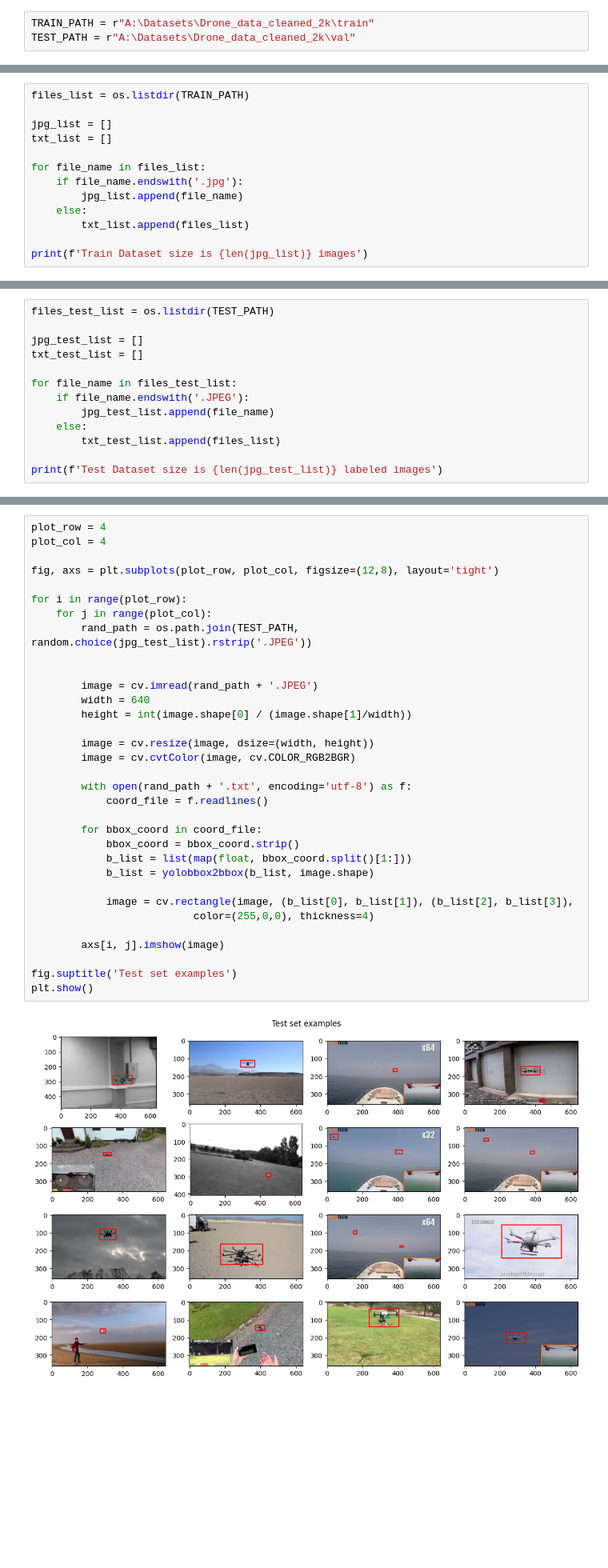
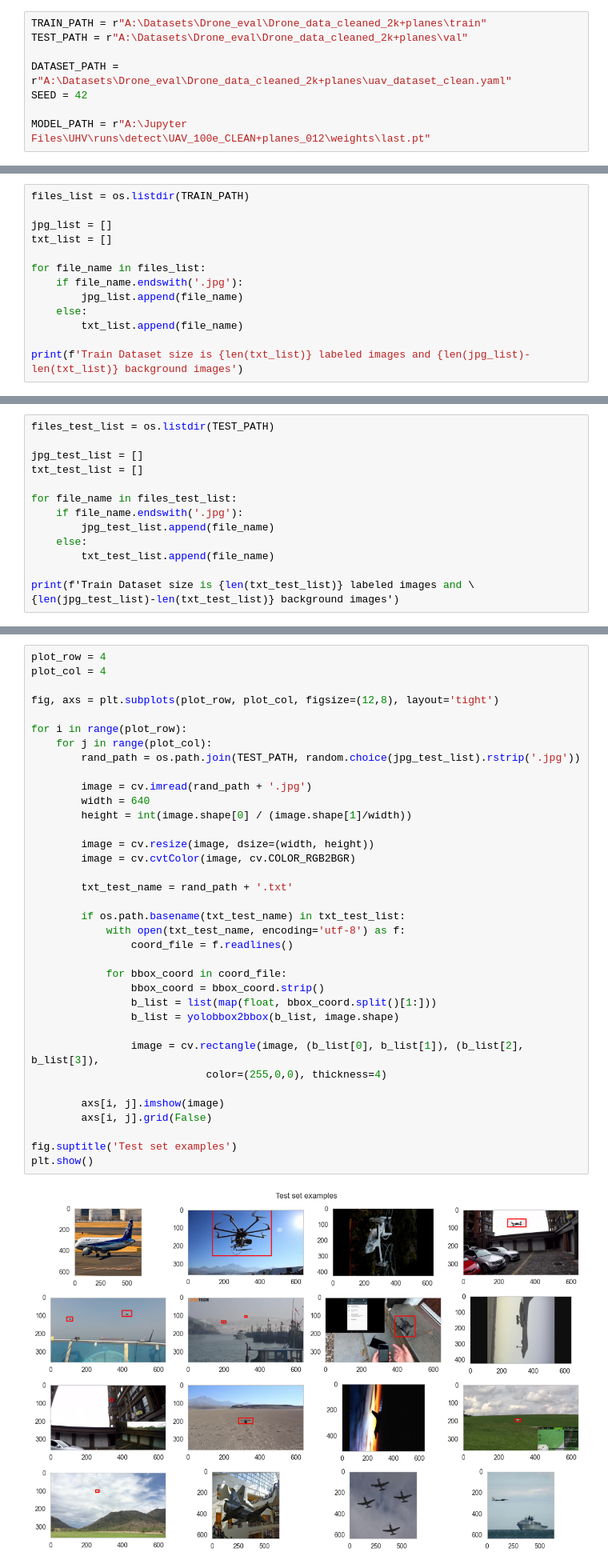
Before and after one commit to shmak2000/Drone_detection_tracking, a Jupyter notebook: Dataset+model_eval.ipynb, the cells around one changed output, grey strips where cells are left out. Shown at 80% size. Drawn from its saved outputs; the diff is of its cells as text; blank space fills up the shorter version.

```diff
--- a/Dataset+model_eval.ipynb
+++ b/Dataset+model_eval.ipynb
@@ -22,3 +29,8 @@ Setup complete  (20 CPUs, 31.7 GB RAM, 189.3/1863.0 GB disk)
 # %%
-TRAIN_PATH = r"A:\Datasets\Drone_data_cleaned_2k\train"
-TEST_PATH = r"A:\Datasets\Drone_data_cleaned_2k\val"
+TRAIN_PATH = r"A:\Datasets\Drone_eval\Drone_data_cleaned_2k+planes\train"
+TEST_PATH = r"A:\Datasets\Drone_eval\Drone_data_cleaned_2k+planes\val"
+
+DATASET_PATH = r"A:\Datasets\Drone_eval\Drone_data_cleaned_2k+planes\uav_dataset_clean.yaml"
+SEED = 42
+
+MODEL_PATH = r"A:\Jupyter Files\UHV\runs\detect\UAV_100e_CLEAN+planes_012\weights\last.pt"
@@ -37,7 +99,7 @@ for file_name in files_list:
     if file_name.endswith('.jpg'):
         jpg_list.append(file_name)
     else:
-        txt_list.append(files_list)
+        txt_list.append(file_name)
 
-print(f'Train Dataset size is {len(jpg_list)} images')
+print(f'Train Dataset size is {len(txt_list)} labeled images and {len(jpg_list)-len(txt_list)} background images')
 # %% [output]
@@ -95,10 +154,11 @@ jpg_test_list = []
 txt_test_list = []
 
 for file_name in files_test_list:
-    if file_name.endswith('.JPEG'):
+    if file_name.endswith('.jpg'):
         jpg_test_list.append(file_name)
     else:
-        txt_test_list.append(files_list)
+        txt_test_list.append(file_name)
 
-print(f'Test Dataset size is {len(jpg_test_list)} labeled images')
+print(f'Train Dataset size is {len(txt_test_list)} labeled images and \
+{len(jpg_test_list)-len(txt_test_list)} background images')
 # %% [output]
@@ -106,35 +166,38 @@ Test Dataset size is 2867 labeled images
 # %%
 plot_row = 4
 plot_col = 4
 
 fig, axs = plt.subplots(plot_row, plot_col, figsize=(12,8), layout='tight')
 
 for i in range(plot_row):
     for j in range(plot_col):
-        rand_path = os.path.join(TEST_PATH, random.choice(jpg_test_list).rstrip('.JPEG'))
+        rand_path = os.path.join(TEST_PATH, random.choice(jpg_test_list).rstrip('.jpg'))
 
-
-        image = cv.imread(rand_path + '.JPEG')
+        image = cv.imread(rand_path + '.jpg')
         width = 640
         height = int(image.shape[0] / (image.shape[1]/width))
 
         image = cv.resize(image, dsize=(width, height))
         image = cv.cvtColor(image, cv.COLOR_RGB2BGR)
 
-        with open(rand_path + '.txt', encoding='utf-8') as f:
-            coord_file = f.readlines()
+        txt_test_name = rand_path + '.txt'
 
-        for bbox_coord in coord_file:
-            bbox_coord = bbox_coord.strip()
-            b_list = list(map(float, bbox_coord.split()[1:]))
-            b_list = yolobbox2bbox(b_list, image.shape)
+        if os.path.basename(txt_test_name) in txt_test_list:
+            with open(txt_test_name, encoding='utf-8') as f:
+                coord_file = f.readlines()
 
-            image = cv.rectangle(image, (b_list[0], b_list[1]), (b_list[2], b_list[3]),
-                          color=(255,0,0), thickness=4)
+            for bbox_coord in coord_file:
+                bbox_coord = bbox_coord.strip()
+                b_list = list(map(float, bbox_coord.split()[1:]))
+                b_list = yolobbox2bbox(b_list, image.shape)
+
+                image = cv.rectangle(image, (b_list[0], b_list[1]), (b_list[2], b_list[3]),
+                            color=(255,0,0), thickness=4)
 
         axs[i, j].imshow(image)
+        axs[i, j].grid(False)
 
 fig.suptitle('Test set examples')
 plt.show()
 # %% [output]
-[figure, old version]
+[figure, new version]
```
Also changed, not shown: parts of 28 cells of this notebook.
